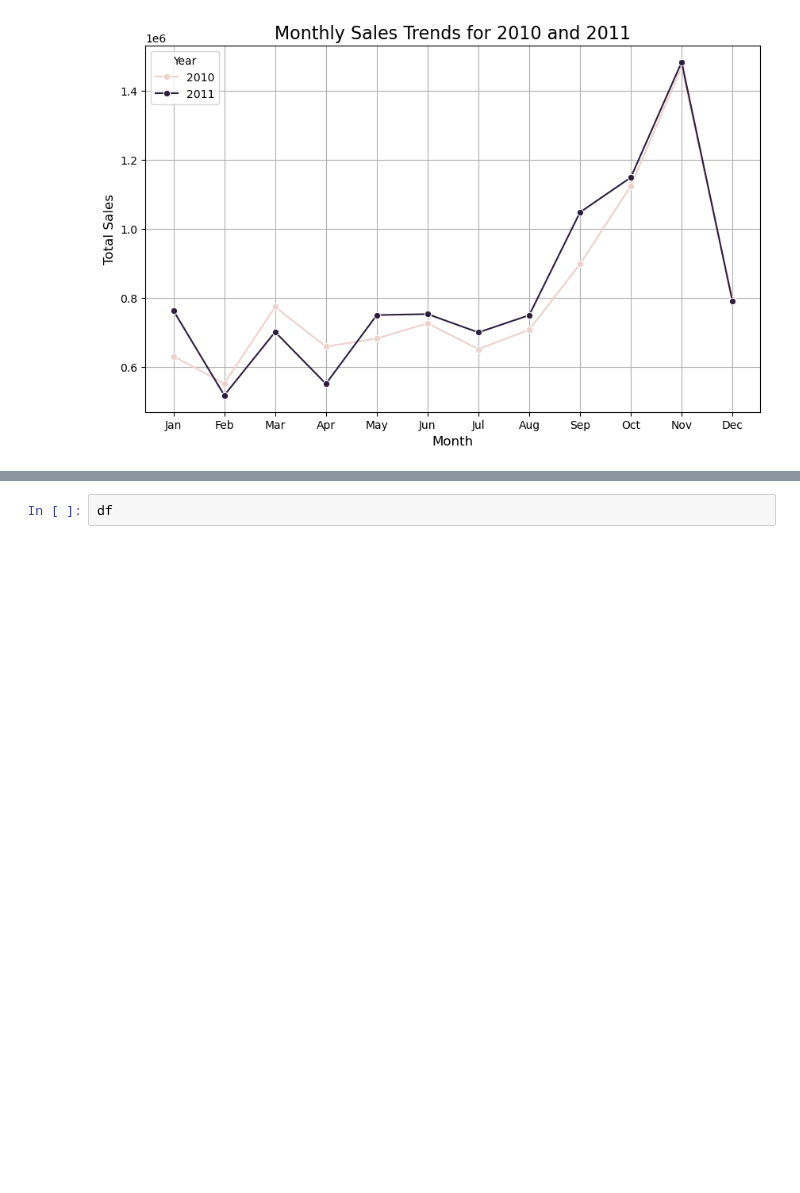
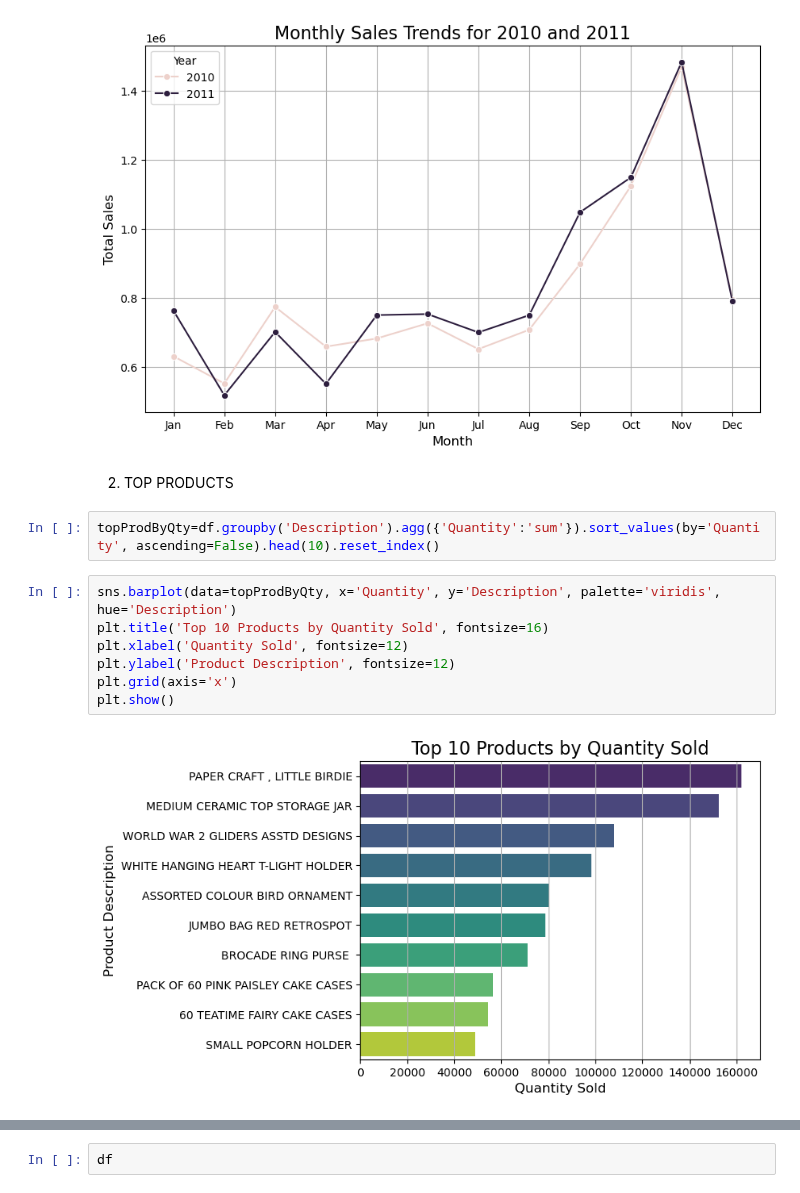
Before and after one commit to Prashant0594/python_data_projects, a Jupyter notebook: 3_online_retail_project/7_visualization_challenges.ipynb, the cells around one changed output, grey strips where cells are left out. Cells and saved outputs as stored; diff of their text form; blank space fills up the shorter version.

```diff
--- a/3_online_retail_project/7_visualization_challenges.ipynb
+++ b/3_online_retail_project/7_visualization_challenges.ipynb
@@ -107,3 +109,16 @@ plt.grid(True)
 plt.show()
 # %% [output]
 [figure]
+# %% [markdown]
+2. TOP PRODUCTS
+# %%
+topProdByQty=df.groupby('Description').agg({'Quantity':'sum'}).sort_values(by='Quantity', ascending=False).head(10).reset_index()
+# %%
+sns.barplot(data=topProdByQty, x='Quantity', y='Description', palette='viridis', hue='Description')
+plt.title('Top 10 Products by Quantity Sold', fontsize=16)
+plt.xlabel('Quantity Sold', fontsize=12)
+plt.ylabel('Product Description', fontsize=12)
+plt.grid(axis='x')
+plt.show()
+# %% [output]
+[figure, added]
```
Also changed, not shown: parts of 5 cells of this notebook.
